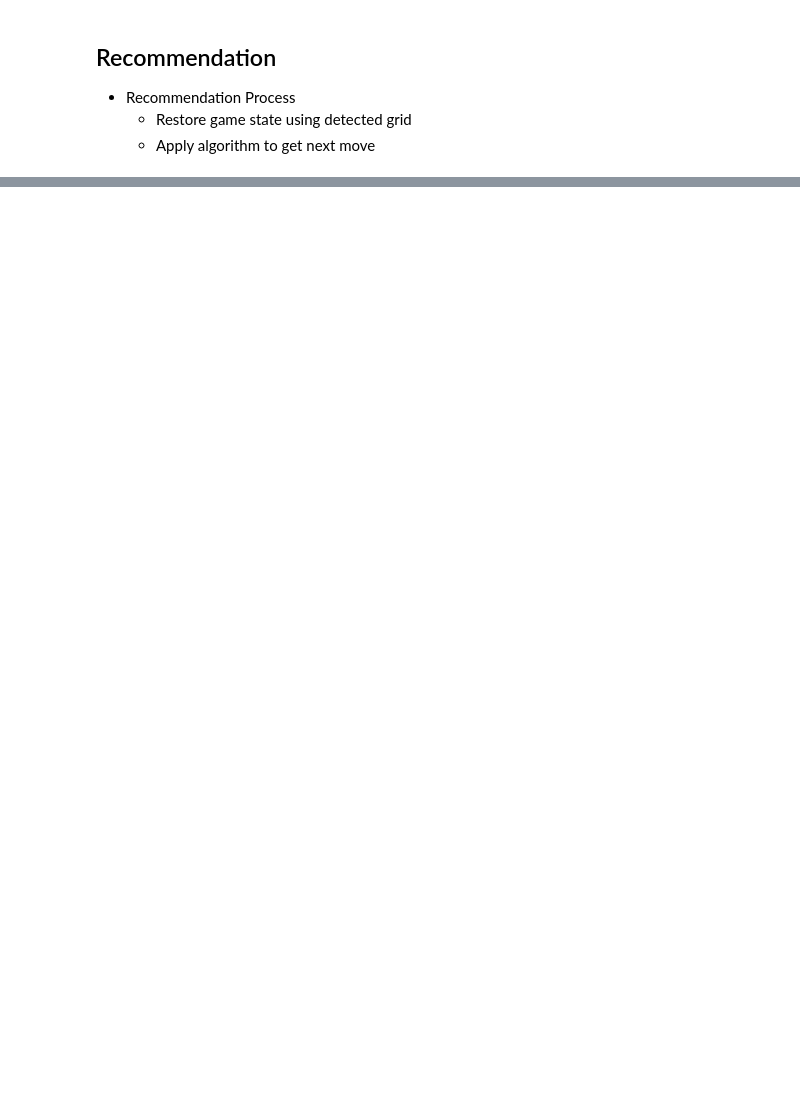
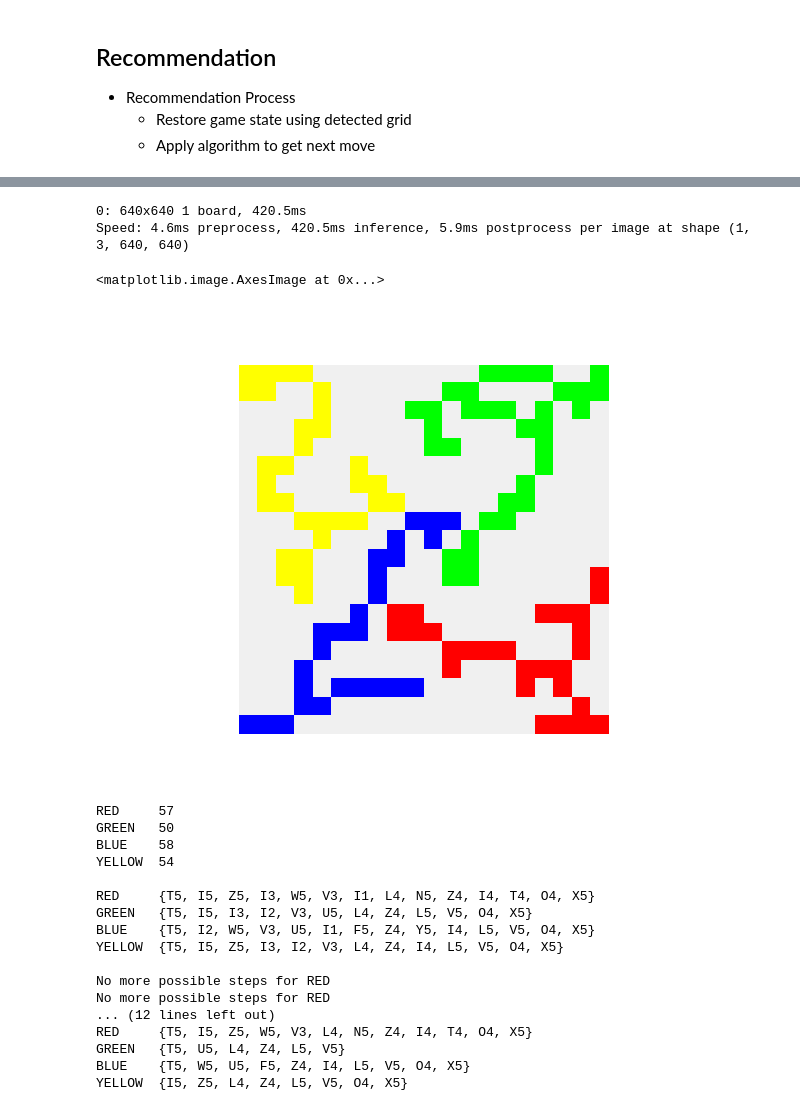
Before and after one commit to tlab-unip/ai_lab_blokus, a Jupyter notebook: readme.ipynb, the cells around one changed output, grey strips where cells are left out. Drawn from its saved outputs; the diff is of its cells as text; code cells hidden in the pictures; blank space fills up the shorter version.

Commit message:
add basic game logic

```diff
--- a/readme.ipynb
+++ b/readme.ipynb
@@ -153,3 +100,76 @@ render_pyplot(GameContext(players, game_state))
+# %%
+%load_ext autoreload
+%autoreload 2
+import cv2
+import numpy as np
+import matplotlib.pyplot as plt
+from src import detection
+from src.types.tiles import *
+
+image_path = "readme_files/input.png"
+image = cv2.imread(image_path)
+
+main_grid = detection.detect(image, rgyb_thres=(165, 107, 160, 97))
+main_img = detection.generate_image(main_grid)
+plt.imshow(cv2.cvtColor(main_img, cv2.COLOR_BGR2RGB))
+# %% [output]
+0: 640x640 1 board, 420.5ms
+Speed: 4.6ms preprocess, 420.5ms inference, 5.9ms postprocess per image at shape (1, 3, 640, 640)
+<matplotlib.image.AxesImage at 0x...>
+# %%
+%matplotlib widget
+from src.game.ui import GameContext, render_pyplot, step_random
+from src.types.tiles import SquareColor
+
+players = [
+    SquareColor.RED,
+    SquareColor.GREEN,
+    SquareColor.BLUE,
+    SquareColor.YELLOW,
+]
+
+color_masks = dict((color, 0) for color in players)
+for color in players:
+    color_mask = np.zeros_like(main_grid, dtype=int)
+    color_mask[main_grid == color] = 1
+    color_masks[color]= encode_bitboard(color_mask)
+
+key_step_map= {
+    " ": step_random,
+    "e": lambda ctx: print(
+        *("{:<6}\t{}".format(k, v) for k, v in ctx.available_tiles.items()),
+        sep="\n",
+        end="\n\n",
+    ),
+    "x": lambda ctx: print(
+        *(
+            "{:<6}\t{}".format(k, sum(map(lambda p: np.sum(p.decode()), v)))
+            for k, v in ctx.available_tiles.items()
+        ),
+        sep="\n",
+        end="\n\n",
+    ),
+}
+render_pyplot(GameContext(players, color_masks), key_step_map)
+# %% [output]
+[figure, added]
+RED     57
+GREEN   50
+BLUE    58
+YELLOW  54
+
+RED     {T5, I5, Z5, I3, W5, V3, I1, L4, N5, Z4, I4, T4, O4, X5}
+GREEN   {T5, I5, I3, I2, V3, U5, L4, Z4, L5, V5, O4, X5}
+BLUE    {T5, I2, W5, V3, U5, I1, F5, Z4, Y5, I4, L5, V5, O4, X5}
+YELLOW  {T5, I5, Z5, I3, I2, V3, L4, Z4, I4, L5, V5, O4, X5}
+
+No more possible steps for RED
+No more possible steps for RED
+... (12 lines left out)
+RED     {T5, I5, Z5, W5, V3, L4, N5, Z4, I4, T4, O4, X5}
+GREEN   {T5, U5, L4, Z4, L5, V5}
+BLUE    {T5, W5, U5, F5, Z4, I4, L5, V5, O4, X5}
+YELLOW  {I5, Z5, L4, Z4, L5, V5, O4, X5}
 # %%
 !jupyter nbconvert --to markdown readme.ipynb
 # %% [output]
```
Also changed, not shown: parts of 9 cells of this notebook, 14 other files.
